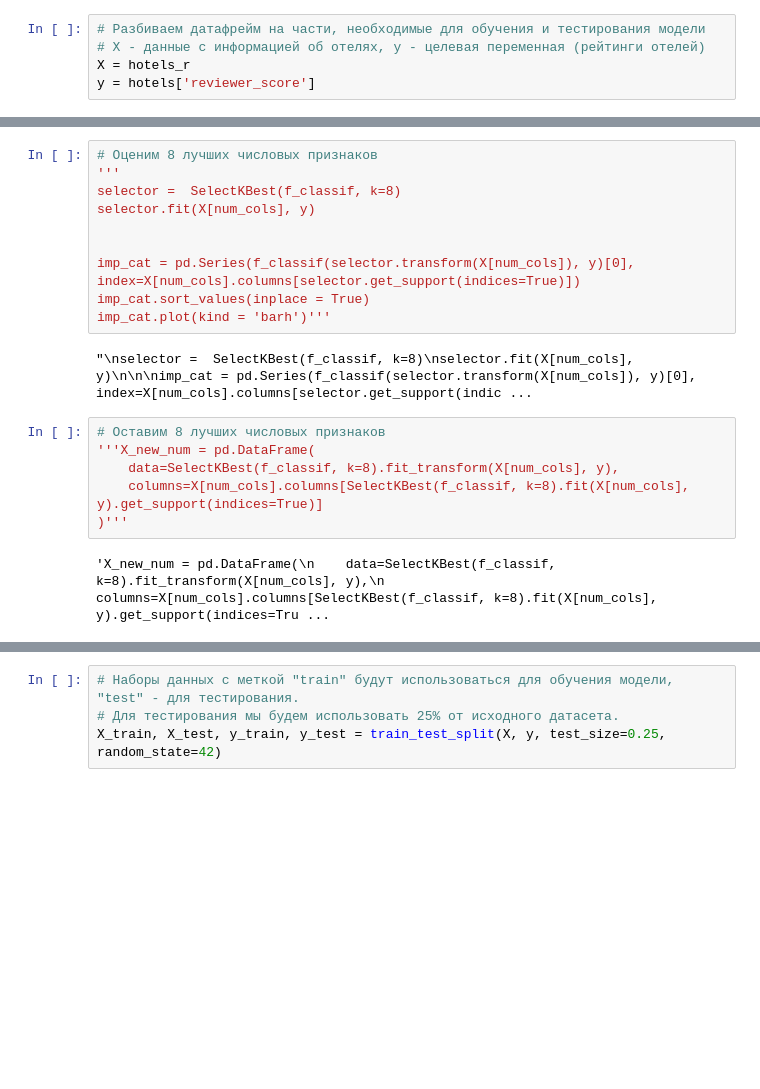
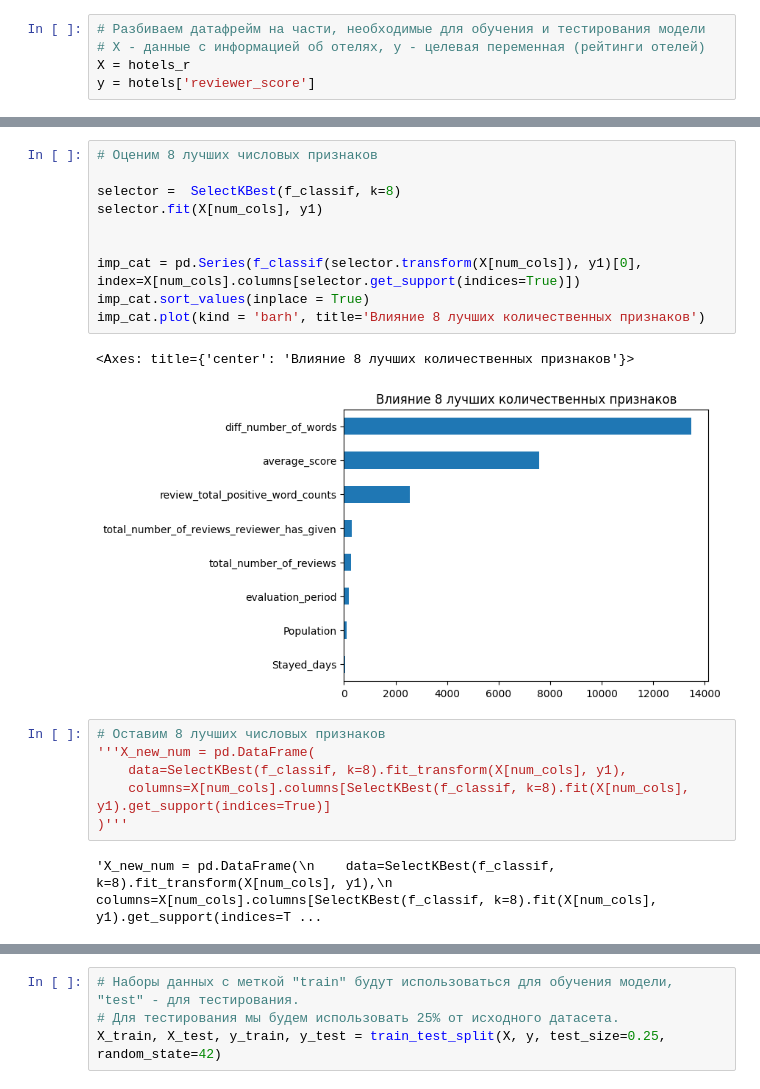
Before and after one commit to StartrexII/DataScienceProjects, a Jupyter notebook: project_3/project_EDA.ipynb, the cells around one changed output, grey strips where cells are left out. Drawn from its saved outputs; the diff is of its cells as text; blank space fills up the shorter version.

```diff
--- a/project_3/project_EDA.ipynb
+++ b/project_3/project_EDA.ipynb
@@ -545,23 +543,24 @@ imp_cat.plot(kind = 'barh')'''
 # %%
 # Оценим 8 лучших числовых признаков
-'''
+
 selector =  SelectKBest(f_classif, k=8)
-selector.fit(X[num_cols], y)
+selector.fit(X[num_cols], y1)
 
 
-imp_cat = pd.Series(f_classif(selector.transform(X[num_cols]), y)[0], index=X[num_cols].columns[selector.get_support(indices=True)])
+imp_cat = pd.Series(f_classif(selector.transform(X[num_cols]), y1)[0], index=X[num_cols].columns[selector.get_support(indices=True)])
 imp_cat.sort_values(inplace = True)
-imp_cat.plot(kind = 'barh')'''
+imp_cat.plot(kind = 'barh', title='Влияние 8 лучших количественных признаков')
 # %% [output]
-"\nselector =  SelectKBest(f_classif, k=8)\nselector.fit(X[num_cols], y)\n\n\nimp_cat = pd.Series(f_classif(selector.transform(X[num_cols]), y)[0], index=X[num_cols].columns[selector.get_support(indic ...
+<Axes: title={'center': 'Влияние 8 лучших количественных признаков'}>
+[figure, added]
 # %%
 # Оставим 8 лучших числовых признаков
 '''X_new_num = pd.DataFrame(
-    data=SelectKBest(f_classif, k=8).fit_transform(X[num_cols], y),
-    columns=X[num_cols].columns[SelectKBest(f_classif, k=8).fit(X[num_cols], y).get_support(indices=True)]
+    data=SelectKBest(f_classif, k=8).fit_transform(X[num_cols], y1),
+    columns=X[num_cols].columns[SelectKBest(f_classif, k=8).fit(X[num_cols], y1).get_support(indices=True)]
 )'''
 # %% [output]
-'X_new_num = pd.DataFrame(\n    data=SelectKBest(f_classif, k=8).fit_transform(X[num_cols], y),\n    columns=X[num_cols].columns[SelectKBest(f_classif, k=8).fit(X[num_cols], y).get_support(indices=Tru ...
+'X_new_num = pd.DataFrame(\n    data=SelectKBest(f_classif, k=8).fit_transform(X[num_cols], y1),\n    columns=X[num_cols].columns[SelectKBest(f_classif, k=8).fit(X[num_cols], y1).get_support(indices=T ...
 # %%
 # Объединяем в один итоговый датафрейм
 '''X = pd.concat([X_new_cat, X_new_num], axis=1)'''
```
Also changed, not shown: parts of 8 cells of this notebook.
